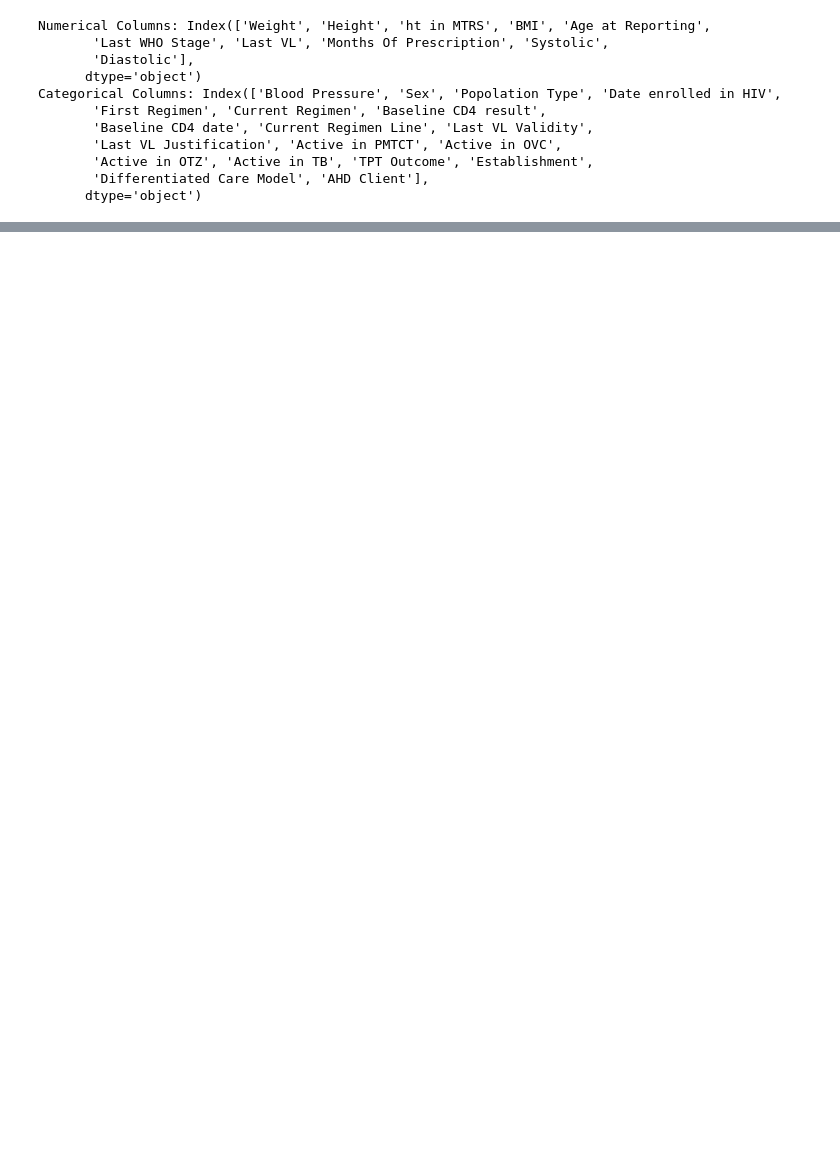
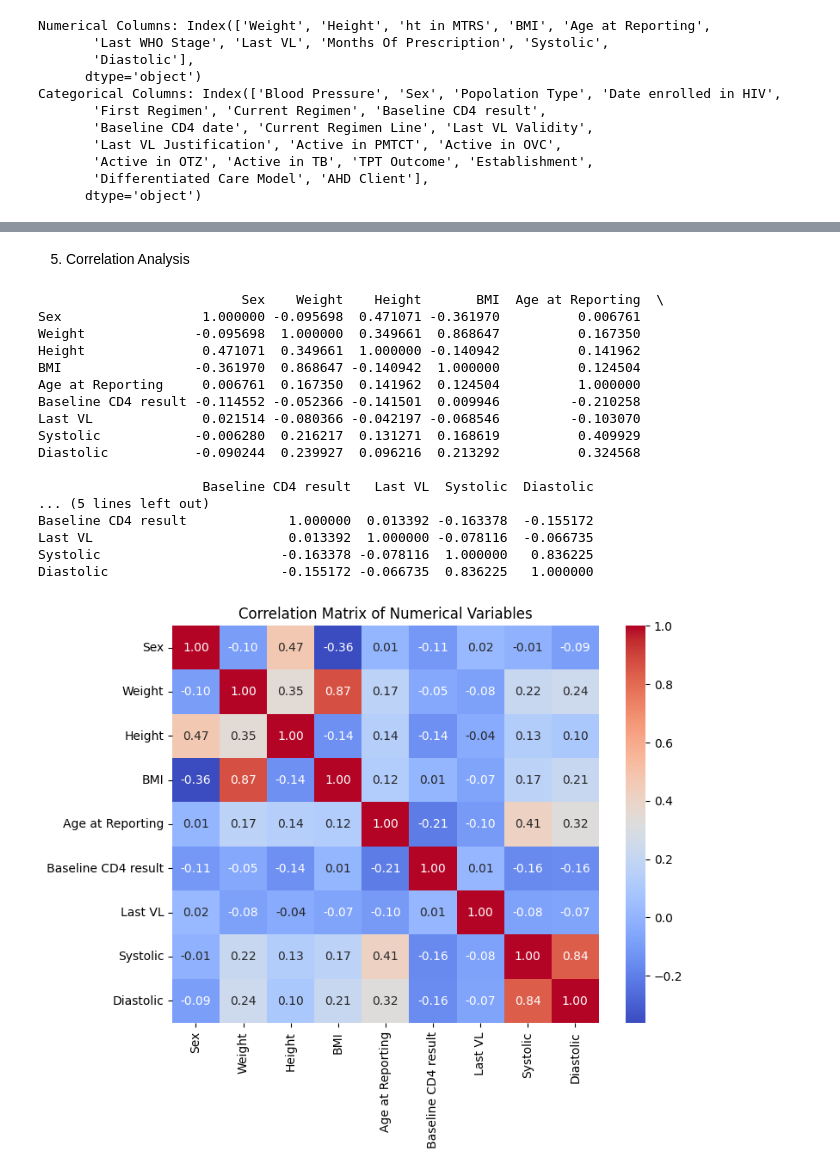
Before and after one commit to Joanmei/Engage-Project, a Jupyter notebook: Karatina_project_using_k_means.ipynb, the cells around one changed output, grey strips where cells are left out. Drawn from its saved outputs; the diff is of its cells as text; code cells hidden in the pictures; blank space fills up the shorter version.

```diff
--- a/Karatina_project_using_k_means.ipynb
+++ b/Karatina_project_using_k_means.ipynb
@@ -186,0 +291,53 @@ ValueError: could not convert string to float: '>200'
+# %% [markdown]
+5.	Correlation Analysis
+# %%
+# Handle categorical encoding
+label_encoder = LabelEncoder()
+
+df['Sex'] = label_encoder.fit_transform(df['Sex'])
+df['Popolation Type'] = label_encoder.fit_transform(df['Popolation Type'])
+df['Current Regimen Line'] = label_encoder.fit_transform(df['Current Regimen Line'])
+df['Current Regimen'] = label_encoder.fit_transform(df['Current Regimen'])
+
+# Select numerical variables for correlation analysis
+numerical_vars = ['Current Regimen Line','Population Type','Current Regimen','Sex','Weight', 'Height', 'BMI', 'Age at Reporting',
+                  'Baseline CD4 result', 'Last VL', 'Systolic', 'Diastolic']
+# Replace '>200' with a numeric value (e.g., 201) in the 'Last VL' column
+df['Baseline CD4 result'] = df['Baseline CD4 result'].replace('>200', 201)
+# Replace '<=200' with a numeric value (e.g., 200) in the 'Last VL' column
+df['Baseline CD4 result'] = df['Baseline CD4 result'].replace('<=200', 200)
+
+# Convert the 'Last VL' column to numeric type
+df['Last VL'] = pd.to_numeric(df['Last VL'])
+
+# Calculate the Pearson correlation matrix
+correlation_matrix = df[['Sex','Weight','Height', 'BMI', 'Age at Reporting',
+                  'Baseline CD4 result', 'Last VL', 'Systolic', 'Diastolic']].corr()
+
+# Display
+print(correlation_matrix)
+
+# Visualize using a heatmap
+plt.figure(figsize=(8, 6))
+sns.heatmap(correlation_matrix, annot=True, cmap='coolwarm', fmt='.2f')
+plt.title('Correlation Matrix of Numerical Variables')
+plt.show()
+# %% [output]
+                          Sex    Weight    Height       BMI  Age at Reporting  \
+Sex                  1.000000 -0.095698  0.471071 -0.361970          0.006761
+Weight              -0.095698  1.000000  0.349661  0.868647          0.167350
+Height               0.471071  0.349661  1.000000 -0.140942          0.141962
+BMI                 -0.361970  0.868647 -0.140942  1.000000          0.124504
+Age at Reporting     0.006761  0.167350  0.141962  0.124504          1.000000
+Baseline CD4 result -0.114552 -0.052366 -0.141501  0.009946         -0.210258
+Last VL              0.021514 -0.080366 -0.042197 -0.068546         -0.103070
+Systolic            -0.006280  0.216217  0.131271  0.168619          0.409929
+Diastolic           -0.090244  0.239927  0.096216  0.213292          0.324568
+
+                     Baseline CD4 result   Last VL  Systolic  Diastolic
+... (5 lines left out)
+Baseline CD4 result             1.000000  0.013392 -0.163378  -0.155172
+Last VL                         0.013392  1.000000 -0.078116  -0.066735
+Systolic                       -0.163378 -0.078116  1.000000   0.836225
+Diastolic                      -0.155172 -0.066735  0.836225   1.000000
+[figure, added]
```
Also changed, not shown: parts of 46 cells of this notebook.
